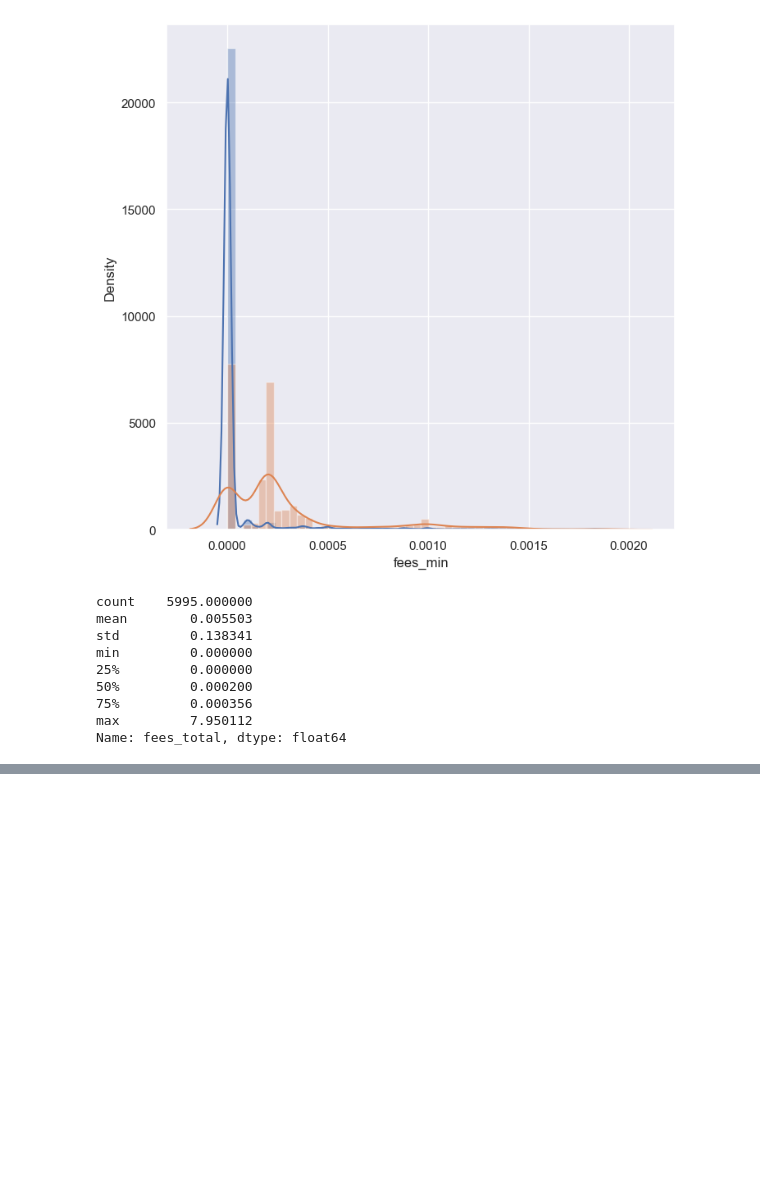
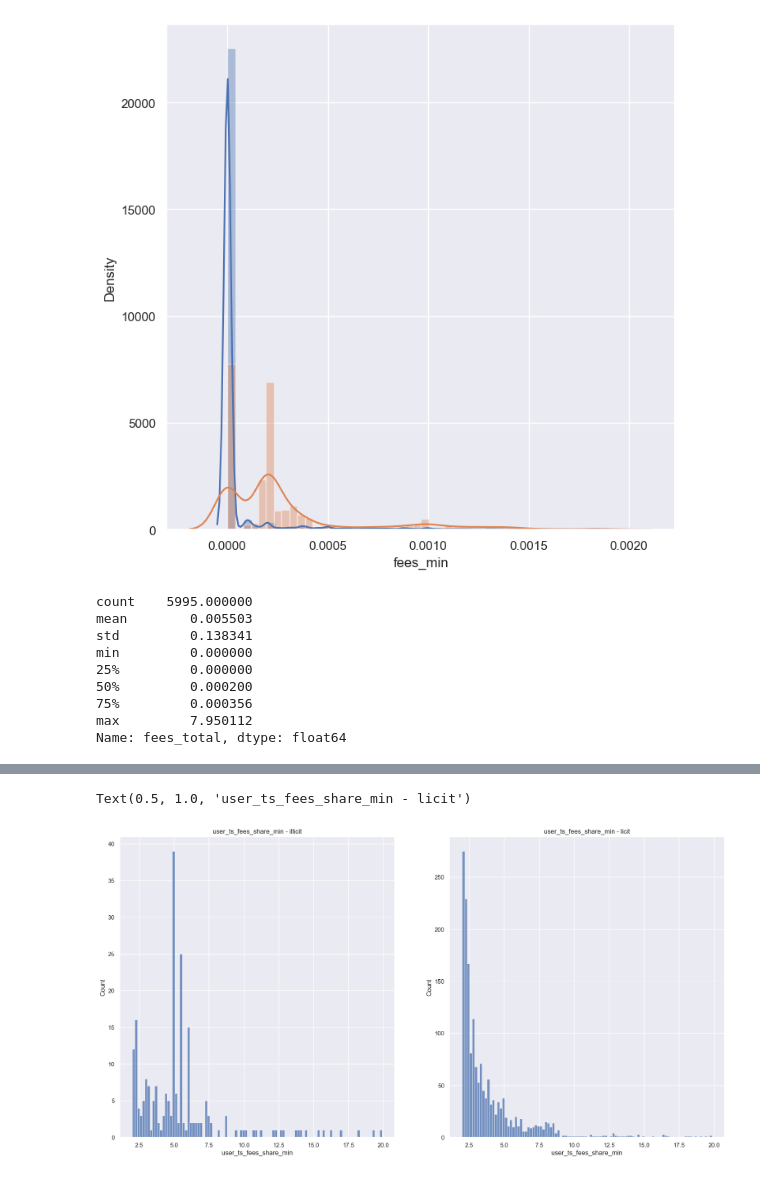
Before and after one commit to egortrussov/btc-fraud-detection, a Jupyter notebook: users_clasterization/users_analysis.ipynb, the cells around one changed output, grey strips where cells are left out. Cells and saved outputs as stored; diff of their text form; code cells hidden in the pictures; blank space fills up the shorter version.

```diff
--- a/users_clasterization/users_analysis.ipynb
+++ b/users_clasterization/users_analysis.ipynb
@@ -525,0 +597,20 @@ Name: fees_total, dtype: float64
+# %%
+fig, ax = plt.subplots(1,2, figsize=(20,10))
+
+sns.histplot(
+    data=users_features[(users_features["class"] == 1) & (2 < users_features["user_ts_fees_share_min"]) & (users_features["user_ts_fees_share_min"] < 20)],
+    x="user_ts_fees_share_min",
+    ax=ax[0],
+    bins=100,
+)
+sns.histplot(
+    data=users_features[(users_features["class"] == 2) & (2 < users_features["user_ts_fees_share_min"]) & (users_features["user_ts_fees_share_min"] < 20)],
+    x="user_ts_fees_share_min",
+    ax=ax[1],
+    bins=100,
+)
+ax[0].set_title("user_ts_fees_share_min - illicit")
+ax[1].set_title("user_ts_fees_share_min - licit")
+# %% [output]
+Text(0.5, 1.0, 'user_ts_fees_share_min - licit')
+[figure, added]
```
Also changed, not shown: parts of 11 cells of this notebook, 10 other files.
